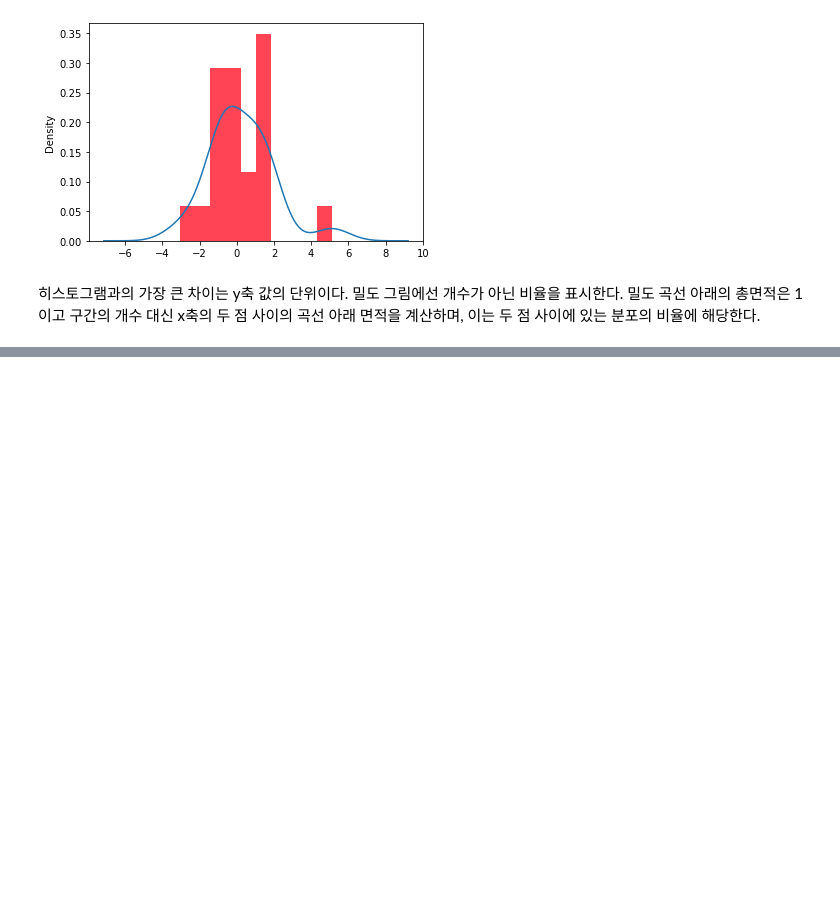
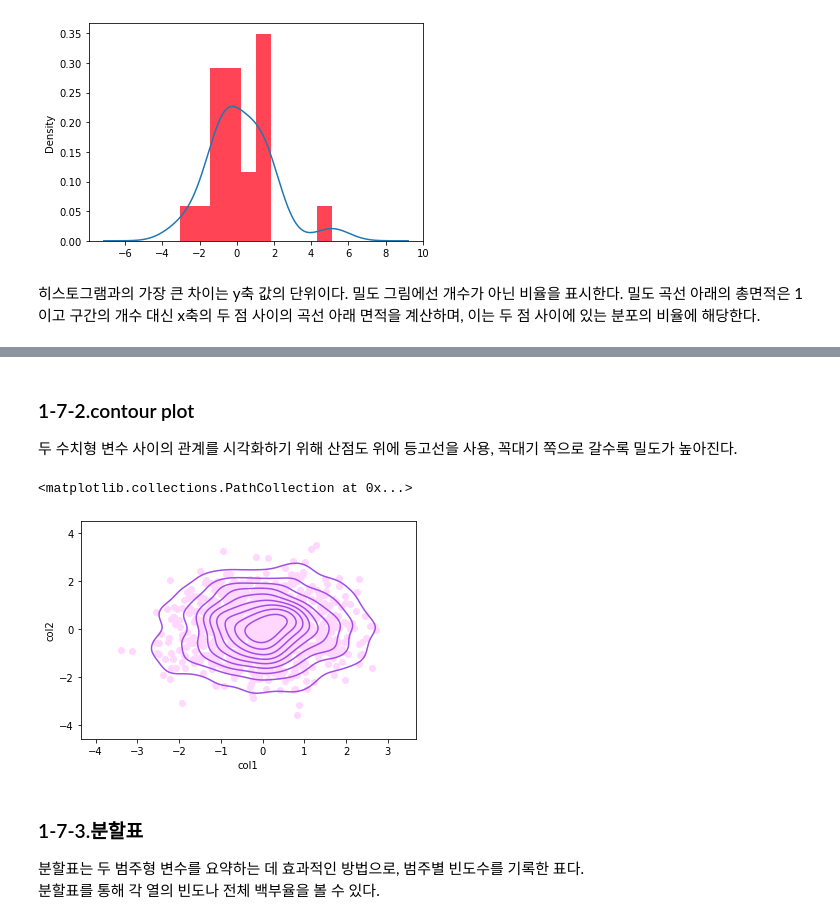
Before and after one commit to limyeonsang/datascience, a Jupyter notebook: statistics/1.ipynb, the cells around one changed output, grey strips where cells are left out. Cells and saved outputs as stored; diff of their text form; code cells hidden in the pictures; blank space fills up the shorter version.

```diff
--- a/statistics/1.ipynb
+++ b/statistics/1.ipynb
@@ -146,0 +189,16 @@ sns.heatmap(df.corr(), vmin=1, cmap=sns.diverging_palette(20,220, as_cmap=True))
+# %% [markdown]
+### 1-7-2.contour plot
+두 수치형 변수 사이의 관계를 시각화하기 위해 산점도 위에 등고선을 사용, 꼭대기 쪽으로 갈수록 밀도가 높아진다.
+# %%
+import matplotlib.pyplot as plt
+import seaborn as sns
+
+sns.kdeplot(data=df, x='col1',y='col2', color='#A44CE6')
+plt.scatter(data=df, x='col1',y='col2', color='#FFD7FF')
+# %% [output]
+<matplotlib.collections.PathCollection at 0x...>
+[figure, added]
+# %% [markdown]
+### 1-7-3.분할표
+분할표는 두 범주형 변수를 요약하는 데 효과적인 방법으로, 범주별 빈도수를 기록한 표다.
+분할표를 통해 각 열의 빈도나 전체 백부율을 볼 수 있다.
```
Also changed, not shown: parts of 18 cells of this notebook, 1 other file.
